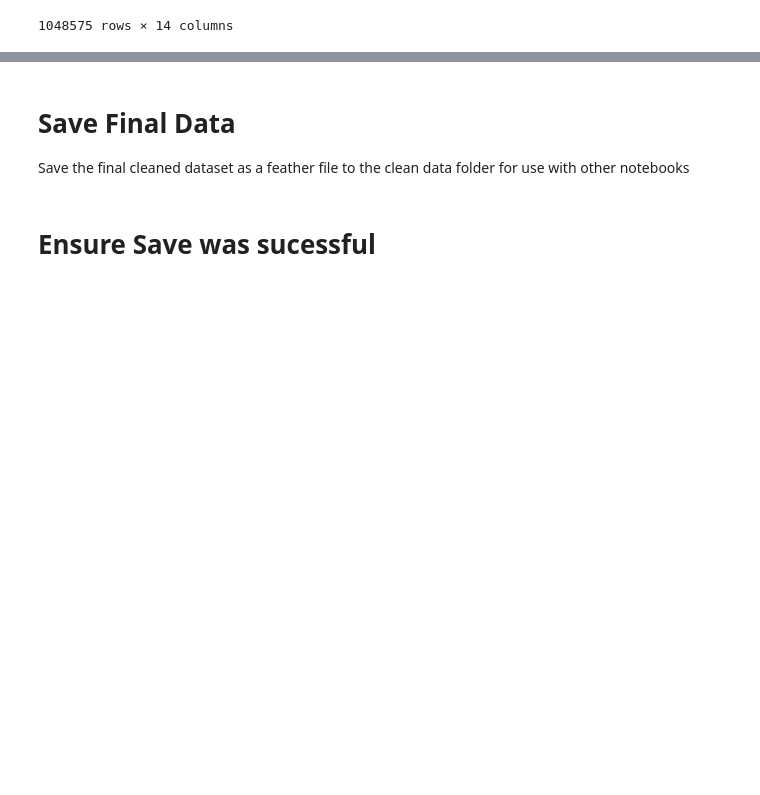
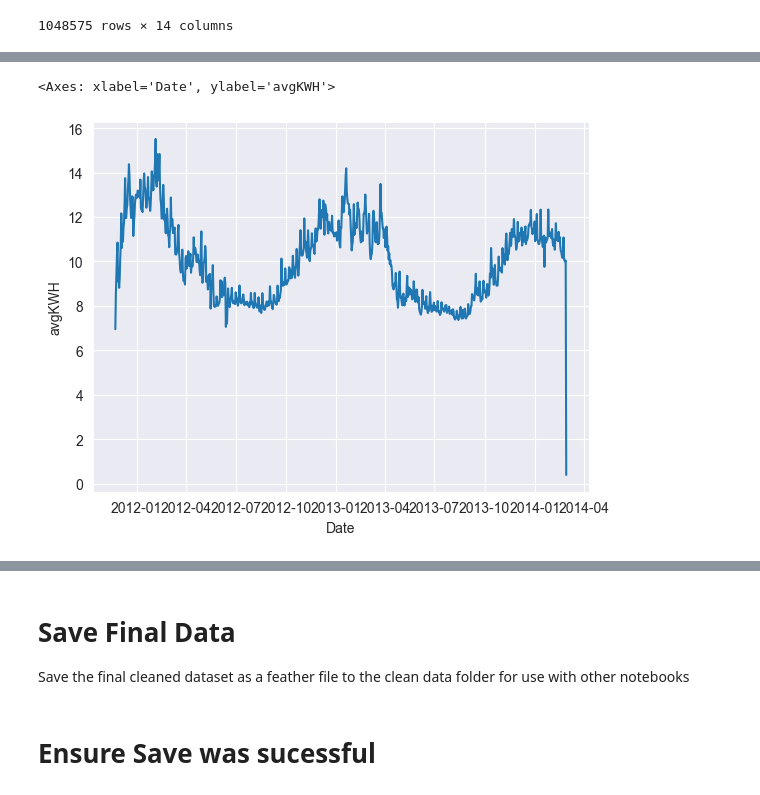
Before and after one commit to danny-ven/csc5610_london_energy, a Jupyter notebook: jupyter_notebooks/LondonData.ipynb, the cells around one changed output, grey strips where cells are left out. Drawn from its saved outputs; the diff is of its cells as text; code cells hidden in the pictures; blank space fills up the shorter version.

```diff
--- a/jupyter_notebooks/LondonData.ipynb
+++ b/jupyter_notebooks/LondonData.ipynb
@@ -493,0 +498,4 @@ Index(['LCLid', 'Date', 'KWH', 'volume weighted price', 'index', 'cloud_cover',
+# %%
+CleanedData_df['avgKWH'] = CleanedData_df.groupby('Date')['KWH'].transform('mean')
+CleanedData_df = CleanedData_df.drop_duplicates(subset=['Date'], keep='first')
+CleanedData_df
@@ -493,0 +516,4 @@ Index(['LCLid', 'Date', 'KWH', 'volume weighted price', 'index', 'cloud_cover',
+# %%
+CleanedData_df.pop('LCLid')
+CleanedData_df.pop('KWH')
+CleanedData_df.pop('index')
@@ -493,0 +549,5 @@ Index(['LCLid', 'Date', 'KWH', 'volume weighted price', 'index', 'cloud_cover',
+# %%
+sns.lineplot(y = CleanedData_df['avgKWH'],x=CleanedData_df['Date'])
+# %% [output]
+<Axes: xlabel='Date', ylabel='avgKWH'>
+[figure, added]
```
Also changed, not shown: parts of 6 cells of this notebook, 12 other files.
